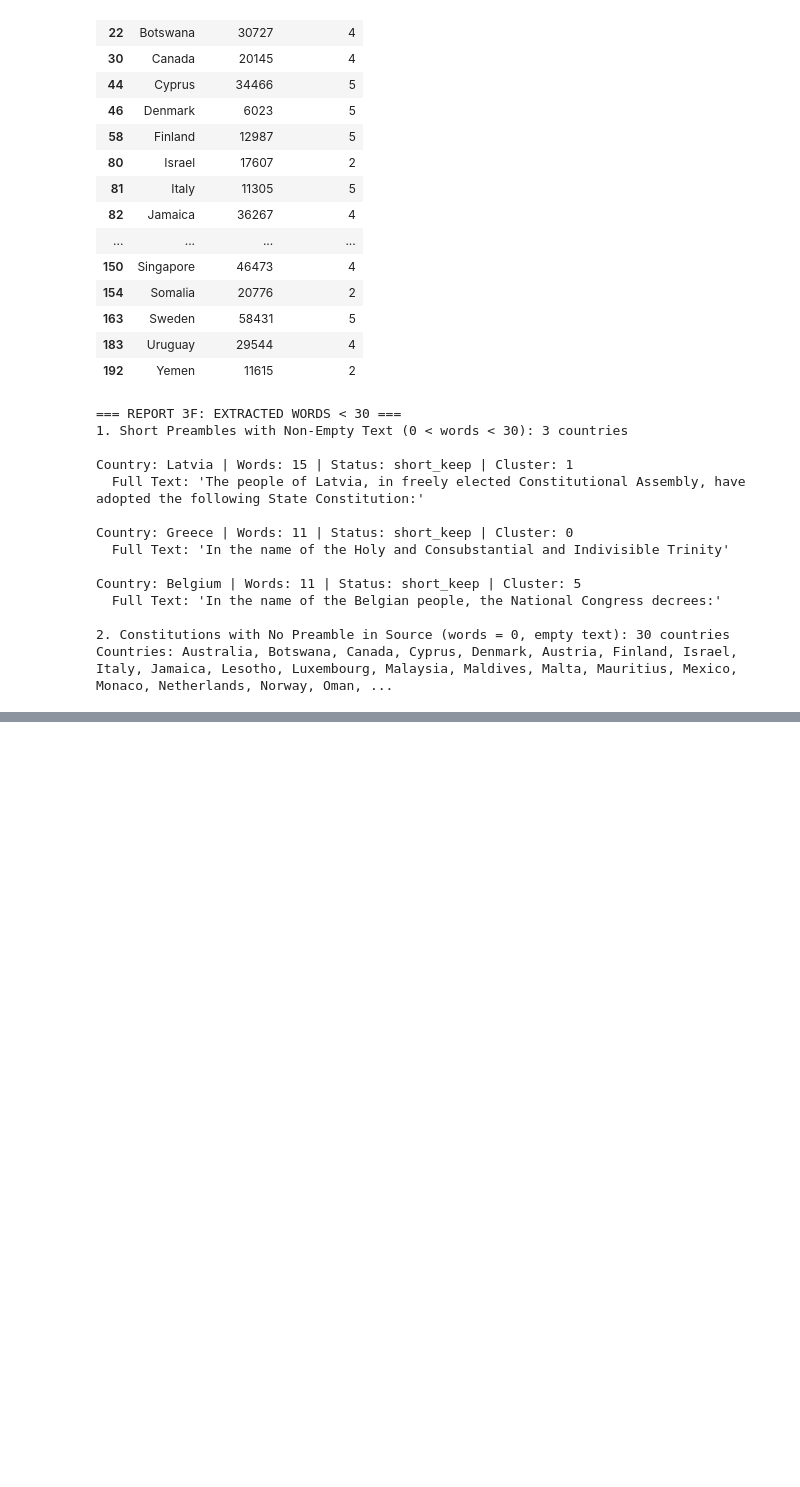
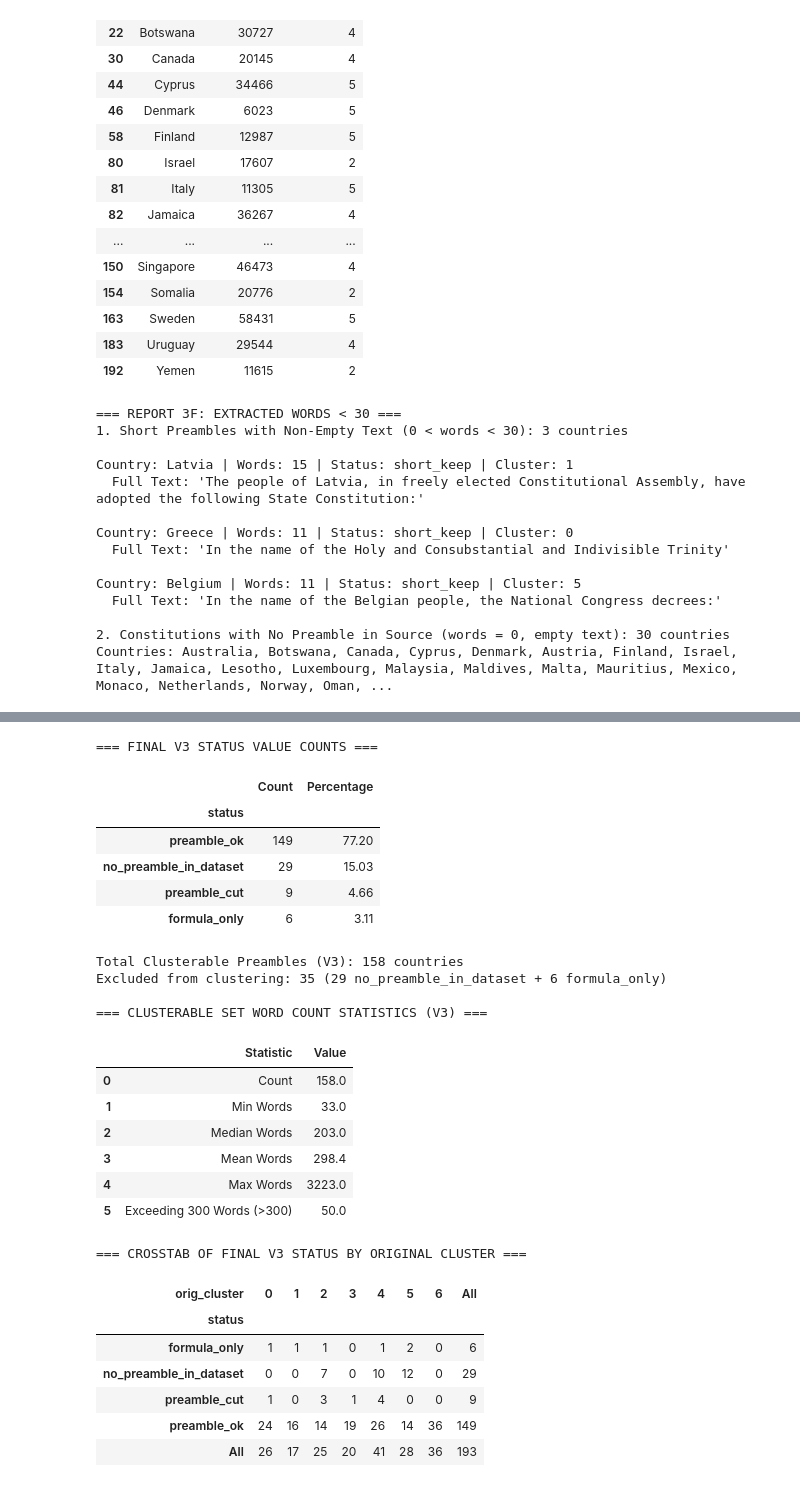
Before and after one commit to devpanchal2005/PreambleMap, a Jupyter notebook: notebooks/03_preamble_extraction.ipynb, the cells around one changed output, grey strips where cells are left out. Cells and saved outputs as stored; diff of their text form; code cells hidden in the pictures; blank space fills up the shorter version.

```diff
--- a/notebooks/03_preamble_extraction.ipynb
+++ b/notebooks/03_preamble_extraction.ipynb
@@ -451,0 +1402,48 @@ Countries: Australia, Botswana, Canada, Cyprus, Denmark, Austria, Finland, Israe
+# %%
+print("=== FINAL V3 STATUS VALUE COUNTS ===")
+status_counts_v3 = df_v3['status'].value_counts()
+display(pd.DataFrame({'Count': status_counts_v3, 'Percentage': (status_counts_v3 / len(df_v3) * 100).round(2)}))
+
+clusterable_v3 = df_v3[df_v3['status'].isin(['preamble_ok', 'preamble_cut'])]
+c_w3 = clusterable_v3['extracted_words']
+
+print(f"\nTotal Clusterable Preambles (V3): {len(clusterable_v3)} countries")
+print(f"Excluded from clustering: {len(df_v3) - len(clusterable_v3)} (29 no_preamble_in_dataset + 6 formula_only)")
+
+print("\n=== CLUSTERABLE SET WORD COUNT STATISTICS (V3) ===")
+stats_v3_df = pd.DataFrame({
+    'Statistic': ['Count', 'Min Words', 'Median Words', 'Mean Words', 'Max Words', 'Exceeding 300 Words (>300)'],
+    'Value': [len(clusterable_v3), c_w3.min(), c_w3.median(), round(c_w3.mean(), 1), c_w3.max(), int((c_w3 > 300).sum())]
+})
+display(stats_v3_df)
+
+print("\n=== CROSSTAB OF FINAL V3 STATUS BY ORIGINAL CLUSTER ===")
+crosstab_v3 = pd.crosstab(df_v3['status'], df_v3['orig_cluster'], margins=True)
+display(crosstab_v3)
+# %% [output]
+=== FINAL V3 STATUS VALUE COUNTS ===
+|  | Count | Percentage |
+| status |  |  |
+| preamble_ok | 149 | 77.20 |
+| no_preamble_in_dataset | 29 | 15.03 |
+| preamble_cut | 9 | 4.66 |
+| formula_only | 6 | 3.11 |
+Total Clusterable Preambles (V3): 158 countries
+Excluded from clustering: 35 (29 no_preamble_in_dataset + 6 formula_only)
+
+=== CLUSTERABLE SET WORD COUNT STATISTICS (V3) ===
+|  | Statistic | Value |
+| 0 | Count | 158.0 |
+| 1 | Min Words | 33.0 |
+| 2 | Median Words | 203.0 |
+| 3 | Mean Words | 298.4 |
+| 4 | Max Words | 3223.0 |
+| 5 | Exceeding 300 Words (>300) | 50.0 |
+=== CROSSTAB OF FINAL V3 STATUS BY ORIGINAL CLUSTER ===
+| orig_cluster | 0 | 1 | 2 | 3 | 4 | 5 | 6 | All |
+| status |  |  |  |  |  |  |  |  |
+| formula_only | 1 | 1 | 1 | 0 | 1 | 2 | 0 | 6 |
+| no_preamble_in_dataset | 0 | 0 | 7 | 0 | 10 | 12 | 0 | 29 |
+| preamble_cut | 1 | 0 | 3 | 1 | 4 | 0 | 0 | 9 |
+| preamble_ok | 24 | 16 | 14 | 19 | 26 | 14 | 36 | 149 |
+| All | 26 | 17 | 25 | 20 | 41 | 28 | 36 | 193 |
```
Also changed, not shown: parts of 23 cells of this notebook, 1 other file.
